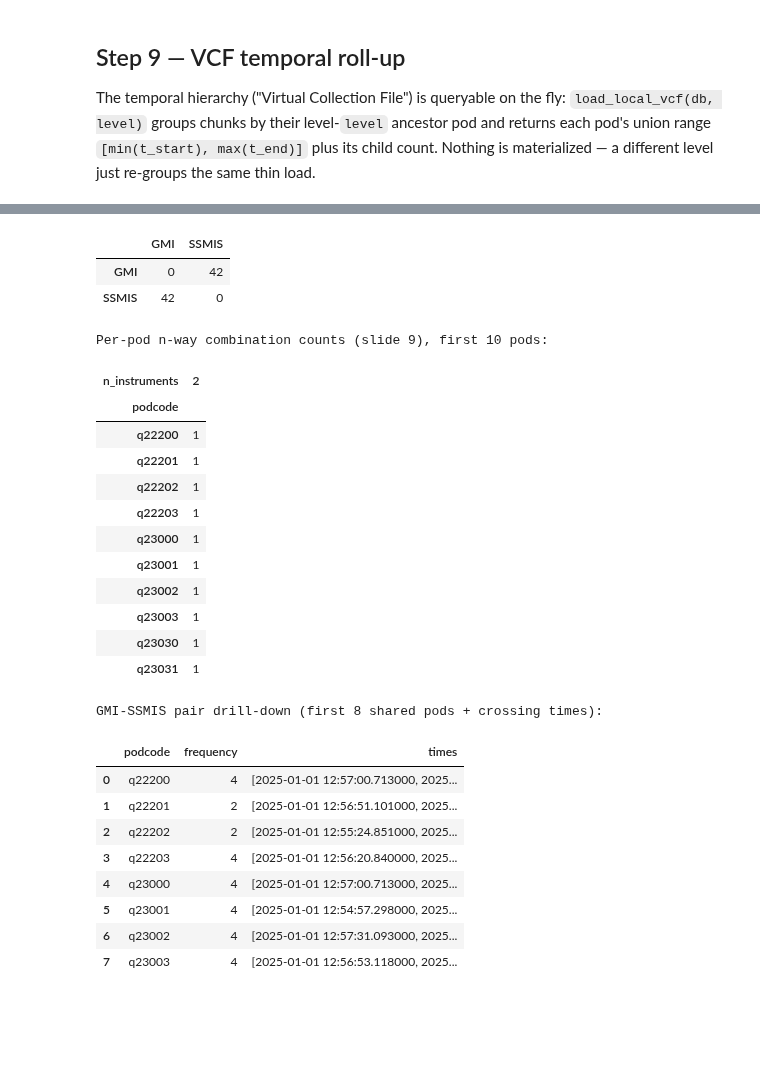
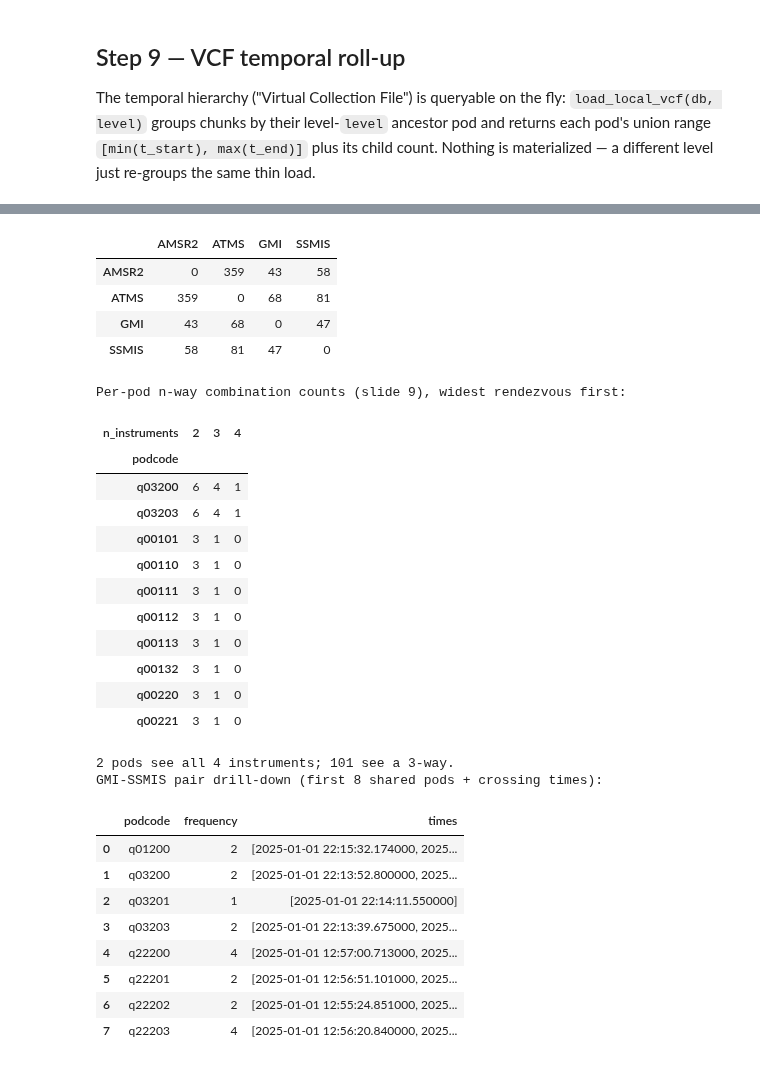
Before and after one commit to SpatioTemporal/STAREPandas, a Jupyter notebook: starepandas/local_starepods_examples.ipynb, the cells around one changed output, grey strips where cells are left out. Saved outputs shown, nothing was run; the diff lists cells and outputs as text; code cells hidden in the pictures; blank space fills up the shorter version.

```diff
--- a/starepandas/local_starepods_examples.ipynb
+++ b/starepandas/local_starepods_examples.ipynb
@@ -355,16 +444,29 @@ vcf
 # %%
-dt = pd.Timedelta(minutes=15)
-events = rendezvous_events(catalog, dt)
-npods = events['podcode'].nunique() if not events.empty else 0
-print(f"Rendezvous over the GMI+SSMIS catalog (dt={dt}): "
-      f"{len(events)} events across {npods} shared pods")
+print("How the coincidence window dt widens what counts as a rendezvous:")
+for dt in (pd.Timedelta(minutes=15), pd.Timedelta(minutes=30), OVERLAP_DT):
+    ev = rendezvous_events(catalog, dt)
+    table = overlap_pod_table(ev)
+    by_n = {int(n): int(table[n].gt(0).sum()) for n in table.columns}
+    print(f"  dt={str(dt).split()[-1]}  {len(ev):5d} events  "
+          f"{ev['podcode'].nunique():4d} pods   pods by n-way: {by_n}")
 
-print('\nInstrument x instrument matrix — pods where A & B rendezvous (slide 8):')
+events = rendezvous_events(catalog, OVERLAP_DT)
+pod_table = overlap_pod_table(events)
+widest = max(pod_table.columns)
+
+print(f"\nInstrument x instrument matrix — pods where A & B rendezvous (slide 8), dt={OVERLAP_DT}:")
 display(overlap_matrix(events))
 
-print('Per-pod n-way combination counts (slide 9), first 10 pods:')
-display(overlap_pod_table(events).head(10))
+print('Per-pod n-way combination counts (slide 9), widest rendezvous first:')
+display(pod_table.sort_values(sorted(pod_table.columns, reverse=True), ascending=False).head(10))
+
+print(f"{int(pod_table[widest].gt(0).sum())} pods see all {widest} instruments; "
+      f"{int(pod_table.get(3, pd.Series(dtype=int)).gt(0).sum())} see a 3-way.")
 
 print('GMI-SSMIS pair drill-down (first 8 shared pods + crossing times):')
 display(pair_drilldown(events, 'GMI', 'SSMIS').head(8))
+
+pod = pod_table[pod_table[widest].gt(0)].index[0]
+print(f'Pod drill-down for {pod} — every combination meeting there:')
+display(pod_drilldown(events, pod).drop(columns='times'))
 # %% [output]
@@ -374,26 +479,29 @@ Instrument x instrument matrix — pods where A & B rendezvous (slide 8):
-|  | GMI | SSMIS |
-| GMI | 0 | 42 |
-| SSMIS | 42 | 0 |
+|  | AMSR2 | ATMS | GMI | SSMIS |
+| AMSR2 | 0 | 359 | 43 | 58 |
+| ATMS | 359 | 0 | 68 | 81 |
+| GMI | 43 | 68 | 0 | 47 |
+| SSMIS | 58 | 81 | 47 | 0 |
-Per-pod n-way combination counts (slide 9), first 10 pods:
+Per-pod n-way combination counts (slide 9), widest rendezvous first:
-| n_instruments | 2 |
-| podcode |  |
-| q22200 | 1 |
-| q22201 | 1 |
-| q22202 | 1 |
-| q22203 | 1 |
-| q23000 | 1 |
-| q23001 | 1 |
-| q23002 | 1 |
-| q23003 | 1 |
-| q23030 | 1 |
-| q23031 | 1 |
+| n_instruments | 2 | 3 | 4 |
+| podcode |  |  |  |
+| q03200 | 6 | 4 | 1 |
+| q03203 | 6 | 4 | 1 |
+| q00101 | 3 | 1 | 0 |
+| q00110 | 3 | 1 | 0 |
+| q00111 | 3 | 1 | 0 |
+| q00112 | 3 | 1 | 0 |
+| q00113 | 3 | 1 | 0 |
+| q00132 | 3 | 1 | 0 |
+| q00220 | 3 | 1 | 0 |
+| q00221 | 3 | 1 | 0 |
+2 pods see all 4 instruments; 101 see a 3-way.
 GMI-SSMIS pair drill-down (first 8 shared pods + crossing times):
 |  | podcode | frequency | times |
-| 0 | q22200 | 4 | [2025-01-01 12:57:00.713000, 2025... |
-| 1 | q22201 | 2 | [2025-01-01 12:56:51.101000, 2025... |
-| 2 | q22202 | 2 | [2025-01-01 12:55:24.851000, 2025... |
-| 3 | q22203 | 4 | [2025-01-01 12:56:20.840000, 2025... |
-| 4 | q23000 | 4 | [2025-01-01 12:57:00.713000, 2025... |
-| 5 | q23001 | 4 | [2025-01-01 12:54:57.298000, 2025... |
-| 6 | q23002 | 4 | [2025-01-01 12:57:31.093000, 2025... |
-| 7 | q23003 | 4 | [2025-01-01 12:56:53.118000, 2025... |
+| 0 | q01200 | 2 | [2025-01-01 22:15:32.174000, 2025... |
+| 1 | q03200 | 2 | [2025-01-01 22:13:52.800000, 2025... |
+| 2 | q03201 | 1 | [2025-01-01 22:14:11.550000] |
+| 3 | q03203 | 2 | [2025-01-01 22:13:39.675000, 2025... |
+| 4 | q22200 | 4 | [2025-01-01 12:57:00.713000, 2025... |
+| 5 | q22201 | 2 | [2025-01-01 12:56:51.101000, 2025... |
+| 6 | q22202 | 2 | [2025-01-01 12:55:24.851000, 2025... |
+| 7 | q22203 | 4 | [2025-01-01 12:56:20.840000, 2025... |
```
Also changed, not shown: parts of 13 cells of this notebook, 8 other files.
